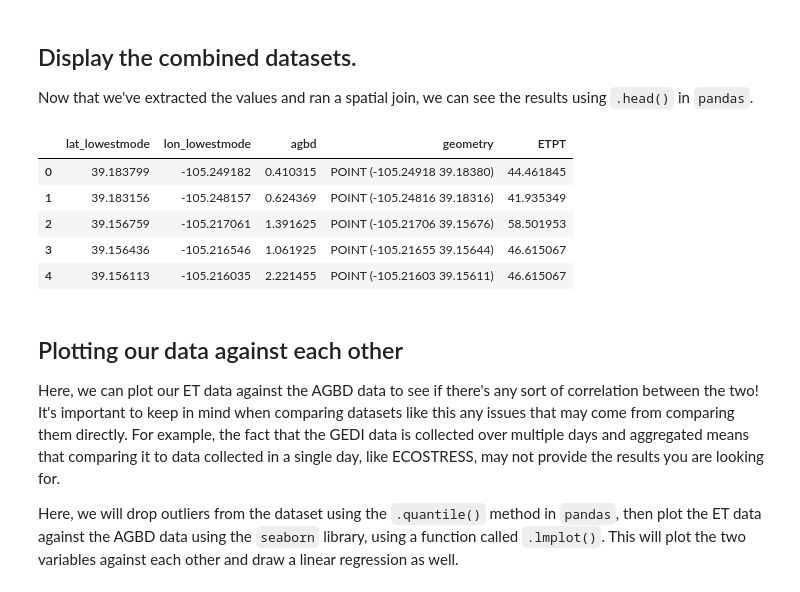
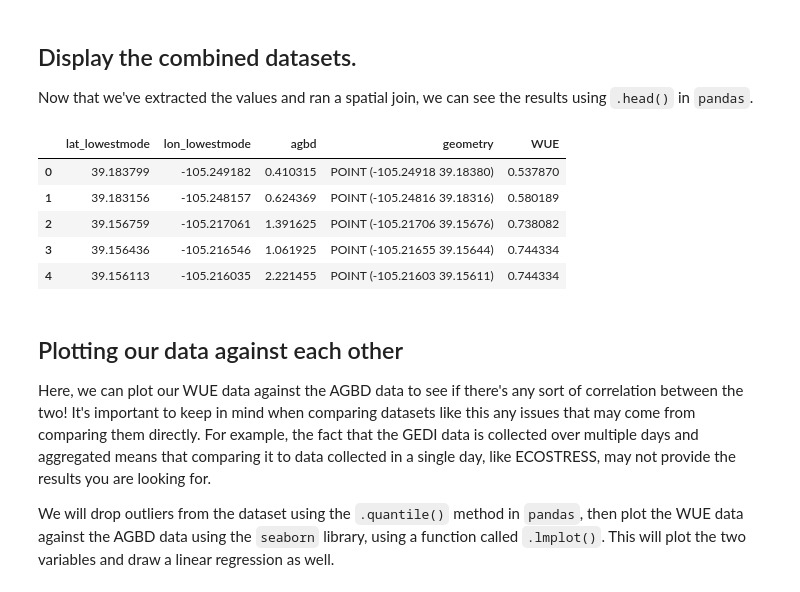
Before and after one commit to earthlab/Macrosystems_resilience_workshop_2023, a Jupyter notebook: ECOSTRESS_GEDI_data_synthesis/ECOSTRESS_GEDI_data_synthesis.ipynb, the cells around one changed output. Drawn from its saved outputs; the diff is of its cells as text; code cells hidden in the pictures.

Commit message:
updated some workflow and spelling issues found

```diff
--- a/ECOSTRESS_GEDI_data_synthesis/ECOSTRESS_GEDI_data_synthesis.ipynb
+++ b/ECOSTRESS_GEDI_data_synthesis/ECOSTRESS_GEDI_data_synthesis.ipynb
@@ -47,12 +52,14 @@ data_path = os.path.join(et.io.HOME, "GitHub", "ecostress_swath2grid")
 `rioxarray` is a package built on top of `xarray`, a powerful tool that can be used to handle raster data in many formats in Python. While there are many packages that can be used to do similar things, such as `rasterio` or `h5py`, one of the advantages of `rioxarray` is it's ability to open up many types of files easily, such as `.tif`, `.h5`, and `.netcdf` file, all of which are common file types in geospatial analysis. Here we use it to open up the `.tif` file, which we can then clip, access the data from, and plot. For more information on using `rioxarray` in Python, see our lesson [here](https://www.earthdatascience.org/courses/use-data-open-source-python/intro-raster-data-python/fundamentals-raster-data/open-lidar-raster-python-xarray/).
 # %%
 # Create path to data
-rcew_boundary = gpd.read_file(path.join(data_path, 'shape_data', 'Hay_sch_polys.geojson'))
-ecostress_path = path.join(data_path, 'output', "ECOSTRESS_L3_ET_PT-JPL_23611_012_20220904T134321_0601_01_ETcanopy_GEO.tif")
+rcew_boundary = gpd.read_file(
+    path.join(data_path, 'shape_data', 'Hay_sch_polys.geojson'))
+ecostress_path = path.join(
+    data_path, 'output', "ECOSTRESS_L4_WUE_23611_012_20220904T134321_0601_01_WUEavg_GEO.tif")
+
 # Open and clip the data, cliping it to the study area boundary
 ecostress = rxr.open_rasterio(ecostress_path).rio.clip(rcew_boundary.geometry)
-# Create plotting extent to plot data together
-ecostress_extent = plotting_extent(ecostress[0], ecostress.rio.transform())
+
 # GEDI Data
 GEDI_path = path.join(data_path, 'shape_data', 'GEDI_4A_Hayman.geojson')
 GEDI_data = gpd.read_file(GEDI_path)
@@ -103,18 +129,19 @@ def extract_points(raster_path, points):
     # Loop through points, get the value of the raster at each xy
     for point in points_clip['geometry']:
         x, y = point.xy[0][0], point.xy[1][0]
-        row, col = raster.index(x,y)
+        row, col = raster.index(x, y)
         attrs = []
         band_nums = array.shape[0]
         for z in range(band_nums):
             # Looping through all bands
-            attrs.append(array[z, row,col])
+            attrs.append(array[z, row, col])
             values.append([attrs, point])
     # Close raster
     raster.close()
-    return(values)
+    return (values)
 
-def turn_raster_output_to_gdf(raster_path, points):
+
+def turn_raster_output_to_gdf(raster_path, points, column_name="col"):
     """
     Get values of raster at series of points and turn the values into a GeoDataFrame
 
@@ -125,6 +152,9 @@ def turn_raster_output_to_gdf(raster_path, points):
 
     points: GeoDataframe
         List of points to use when extracting data from raster
+
+    column_name: string
+        Name of the column created in the pandas dataframe with the new data
 
     Returns
     -------
@@ -138,6 +168,12 @@ def turn_raster_output_to_gdf(raster_path, points):
     lis = output_pd[0].to_list()
     geom = output_pd[1].to_list()
     # Turn output into labeled
-    org = pd.DataFrame(lis, columns = ["ETPT"])
+    org = pd.DataFrame(lis, columns=[column_name])
     # read points into geodataframe
-    return(gpd.GeoDataFrame(org, geometry=geom, crs=points.crs))
+    return (gpd.GeoDataFrame(org, geometry=geom, crs=points.crs))
+# %%
+# Extracting values from raster
+points_with_values = turn_raster_output_to_gdf(
+    ecostress_path,
+    GEDI_data,
+    "WUE")
@@ -144,27 +186,26 @@ def turn_raster_output_to_gdf(raster_path, points):
 # %%
-# Extracting values from raster
-points_with_values = turn_raster_output_to_gdf(ecostress_path, GEDI_data)
 # Running a spatial join on the GEDI data and the data gotten from ECOSTRESS. Dropping unnecessary indices and na values.
-ETPT_agbd = gpd.sjoin(GEDI_data, points_with_values).reset_index().drop(columns=['index_right', 'index'], axis=1).dropna()
+WUE_agbd = gpd.sjoin(GEDI_data,
+                     points_with_values).reset_index().drop(columns=['index_right', 'index'], axis=1).dropna()
 # %% [markdown]
 ## Display the combined datasets.
 
 Now that we've extracted the values and ran a spatial join, we can see the results using `.head()` in `pandas`.
 # %%
 # Display dataframe with combined data!
-ETPT_agbd.head()
+WUE_agbd.head()
 # %% [output]
-|  | lat_lowestmode | lon_lowestmode | agbd | geometry | ETPT |
-| 0 | 39.183799 | -105.249182 | 0.410315 | POINT (-105.24918 39.18380) | 44.461845 |
-| 1 | 39.183156 | -105.248157 | 0.624369 | POINT (-105.24816 39.18316) | 41.935349 |
-| 2 | 39.156759 | -105.217061 | 1.391625 | POINT (-105.21706 39.15676) | 58.501953 |
-| 3 | 39.156436 | -105.216546 | 1.061925 | POINT (-105.21655 39.15644) | 46.615067 |
-| 4 | 39.156113 | -105.216035 | 2.221455 | POINT (-105.21603 39.15611) | 46.615067 |
+|  | lat_lowestmode | lon_lowestmode | agbd | geometry | WUE |
+| 0 | 39.183799 | -105.249182 | 0.410315 | POINT (-105.24918 39.18380) | 0.537870 |
+| 1 | 39.183156 | -105.248157 | 0.624369 | POINT (-105.24816 39.18316) | 0.580189 |
+| 2 | 39.156759 | -105.217061 | 1.391625 | POINT (-105.21706 39.15676) | 0.738082 |
+| 3 | 39.156436 | -105.216546 | 1.061925 | POINT (-105.21655 39.15644) | 0.744334 |
+| 4 | 39.156113 | -105.216035 | 2.221455 | POINT (-105.21603 39.15611) | 0.744334 |
 # %% [markdown]
 ## Plotting our data against each other
 
-Here, we can plot our ET data against the AGBD data to see if there's any sort of correlation between the two! It's important to keep in mind when comparing datasets like this any issues that may come from comparing them directly. For example, the fact that the GEDI data is collected over multiple days and aggregated means that comparing it to data collected in a single day, like ECOSTRESS, may not provide the results you are looking for.
+Here, we can plot our WUE data against the AGBD data to see if there's any sort of correlation between the two! It's important to keep in mind when comparing datasets like this any issues that may come from comparing them directly. For example, the fact that the GEDI data is collected over multiple days and aggregated means that comparing it to data collected in a single day, like ECOSTRESS, may not provide the results you are looking for.
 
-Here, we will drop outliers from the dataset using the `.quantile()` method in `pandas`, then plot the ET data against the AGBD data using the `seaborn` library, using a function called `.lmplot()`. This will plot the two variables against each other and draw a linear regression as well.
+We will drop outliers from the dataset using the `.quantile()` method in `pandas`, then plot the WUE data against the AGBD data using the `seaborn` library, using a function called `.lmplot()`. This will plot the two variables and draw a linear regression as well.
 # %%
 # Getting values for outliers
```
Also changed, not shown: parts of 12 cells of this notebook.
